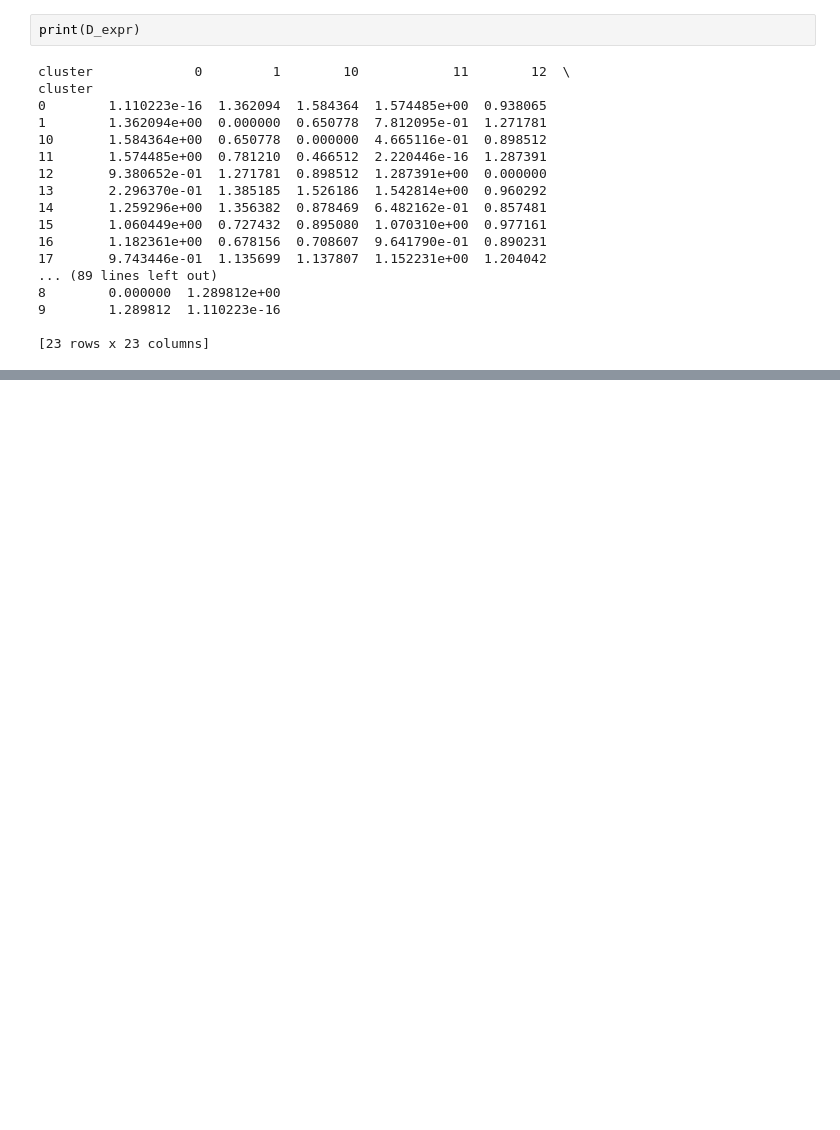
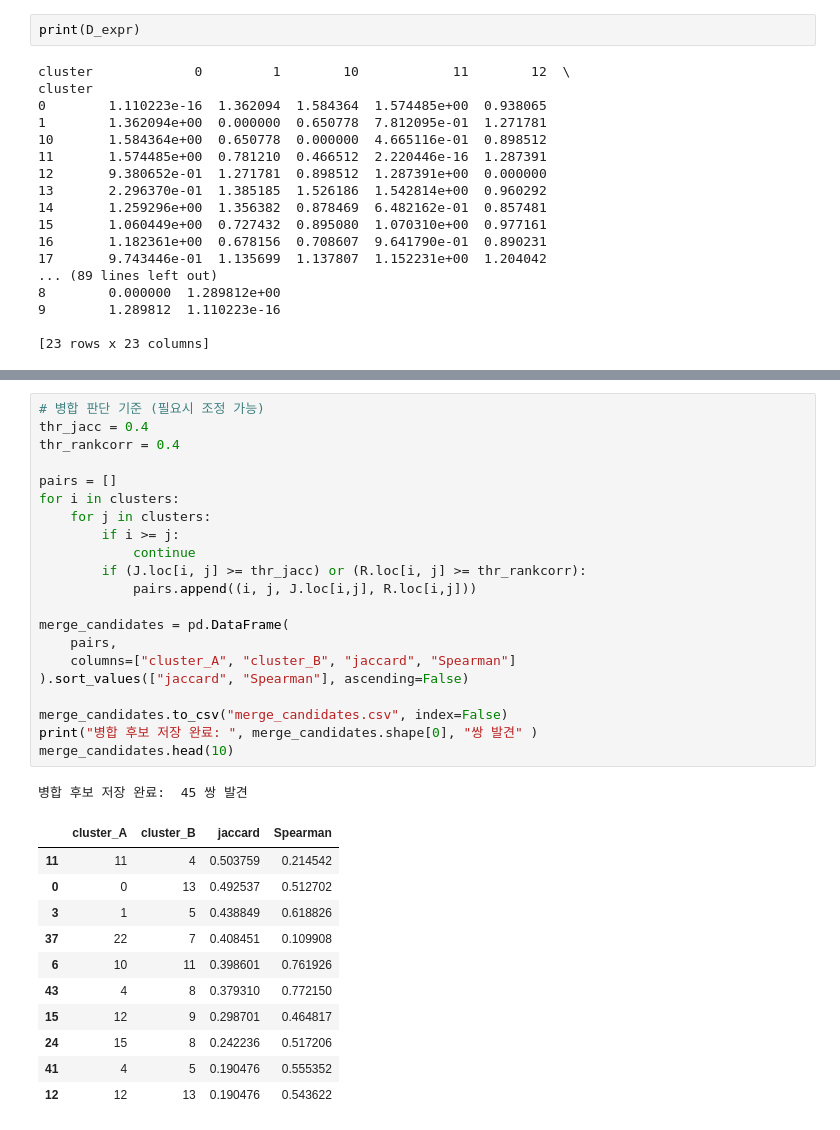
Before and after one commit to Haejeong079/NCSLC, a Jupyter notebook: ncslc/NCSLC_scRNA2.ipynb, the cells around one changed output, grey strips where cells are left out. Saved outputs shown, nothing was run; the diff lists cells and outputs as text; blank space fills up the shorter version.

```diff
--- a/ncslc/NCSLC_scRNA2.ipynb
+++ b/ncslc/NCSLC_scRNA2.ipynb
@@ -127,0 +231,34 @@ cluster
+# %%
+# 병합 판단 기준 (필요시 조정 가능)
+thr_jacc = 0.4
+thr_rankcorr = 0.4
+
+pairs = []
+for i in clusters:
+    for j in clusters:
+        if i >= j:
+            continue
+        if (J.loc[i, j] >= thr_jacc) or (R.loc[i, j] >= thr_rankcorr):
+            pairs.append((i, j, J.loc[i,j], R.loc[i,j]))
+
+merge_candidates = pd.DataFrame(
+    pairs,
+    columns=["cluster_A", "cluster_B", "jaccard", "Spearman"]
+).sort_values(["jaccard", "Spearman"], ascending=False)
+
+merge_candidates.to_csv("merge_candidates.csv", index=False)
+print("병합 후보 저장 완료: ", merge_candidates.shape[0], "쌍 발견" )
+merge_candidates.head(10)
+# %% [output]
+병합 후보 저장 완료:  45 쌍 발견
+|  | cluster_A | cluster_B | jaccard | Spearman |
+| 11 | 11 | 4 | 0.503759 | 0.214542 |
+| 0 | 0 | 13 | 0.492537 | 0.512702 |
+| 3 | 1 | 5 | 0.438849 | 0.618826 |
+| 37 | 22 | 7 | 0.408451 | 0.109908 |
+| 6 | 10 | 11 | 0.398601 | 0.761926 |
+| 43 | 4 | 8 | 0.379310 | 0.772150 |
+| 15 | 12 | 9 | 0.298701 | 0.464817 |
+| 24 | 15 | 8 | 0.242236 | 0.517206 |
+| 41 | 4 | 5 | 0.190476 | 0.555352 |
+| 12 | 12 | 13 | 0.190476 | 0.543622 |
```
Also changed, not shown: parts of 12 cells of this notebook.
